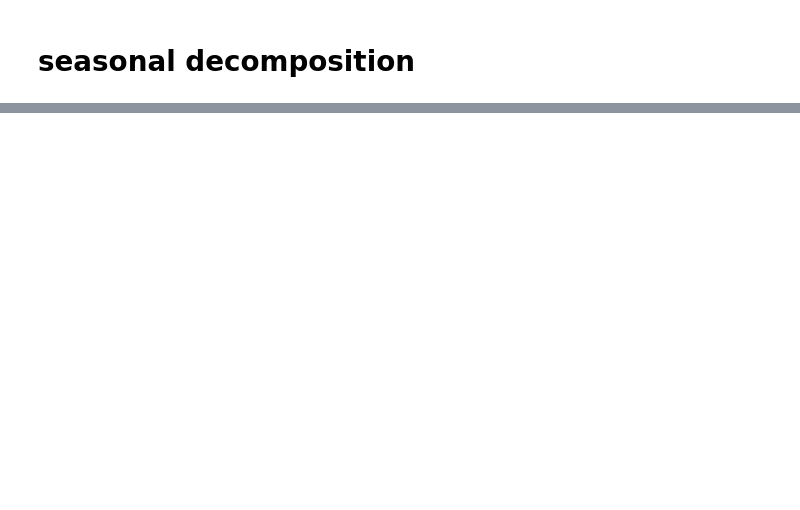
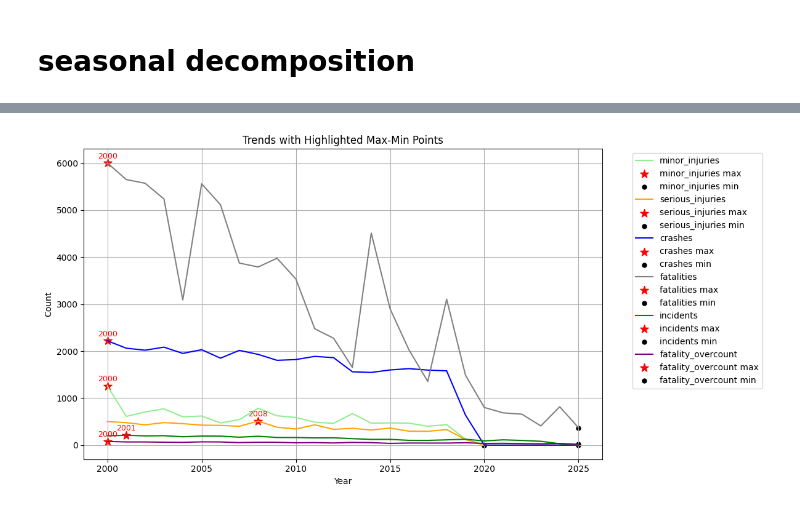
Before and after one commit to agakshita5/aircrash-time-series, a Jupyter notebook: aircrash-timeseries.ipynb, the cells around one changed output, grey strips where cells are left out. Saved outputs shown, nothing was run; the diff lists cells and outputs as text; code cells hidden in the pictures; blank space fills up the shorter version.

```diff
--- a/aircrash-timeseries.ipynb
+++ b/aircrash-timeseries.ipynb
@@ -255,0 +331,34 @@ plt.show()
+# %%
+yearly_df = df.resample('Y').sum()[['minor_injuries','serious_injuries','crashes','fatalities','incidents','fatality_overcount']]
+yearly_df.index = yearly_df.index.year
+
+plt.figure(figsize=(12,6))
+colors = {
+    'minor_injuries': 'lightgreen',
+    'serious_injuries': 'orange',
+    'crashes': 'blue',
+    'fatalities': 'grey',
+    'incidents': 'green',
+    'fatality_overcount': 'purple'
+}
+
+for col in yearly_df.columns:
+    plt.plot(yearly_df.index, yearly_df[col], label=col, color=colors[col])
+
+    max_idx = yearly_df[col].idxmax()
+    max_val = yearly_df.loc[max_idx, col]
+    plt.scatter(max_idx, yearly_df.loc[max_idx, col], color='red', s=100, marker='*', label=f'{col} max')
+    plt.text(max_idx, max_val + 100, str(max_idx), color='red', fontsize=9, ha='center')  # Add year above"
+
+    min_idx = yearly_df[col].idxmin()
+    plt.scatter(min_idx, yearly_df.loc[min_idx, col], color='black', s=100, marker='.', label=f'{col} min')
+
+plt.xlabel('Year')
+plt.ylabel('Count')
+plt.title('Trends with Highlighted Max-Min Points')
+plt.legend(bbox_to_anchor=(1.05, 1), loc='upper left')
+plt.grid(True)
+plt.tight_layout()
+plt.show()
+# %% [output]
+[figure, added]
```
Also changed, not shown: parts of 22 cells of this notebook.
